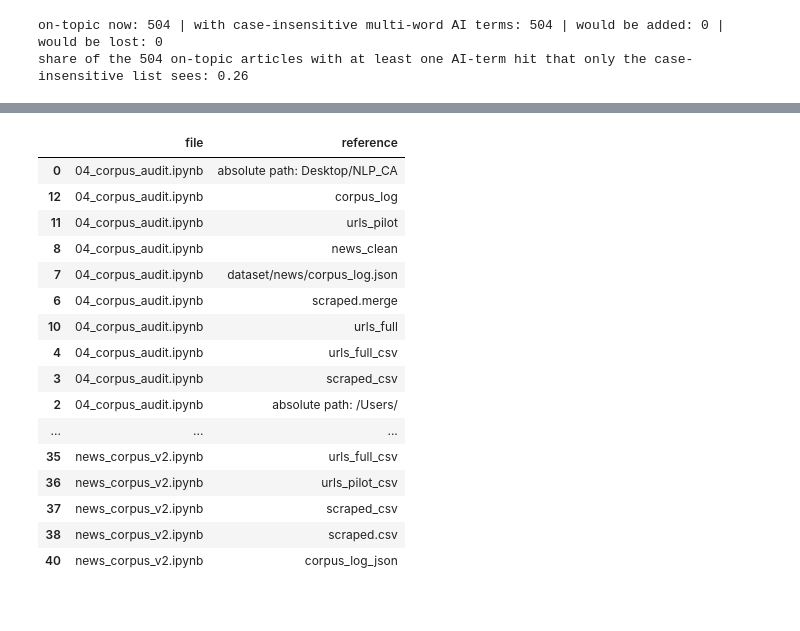
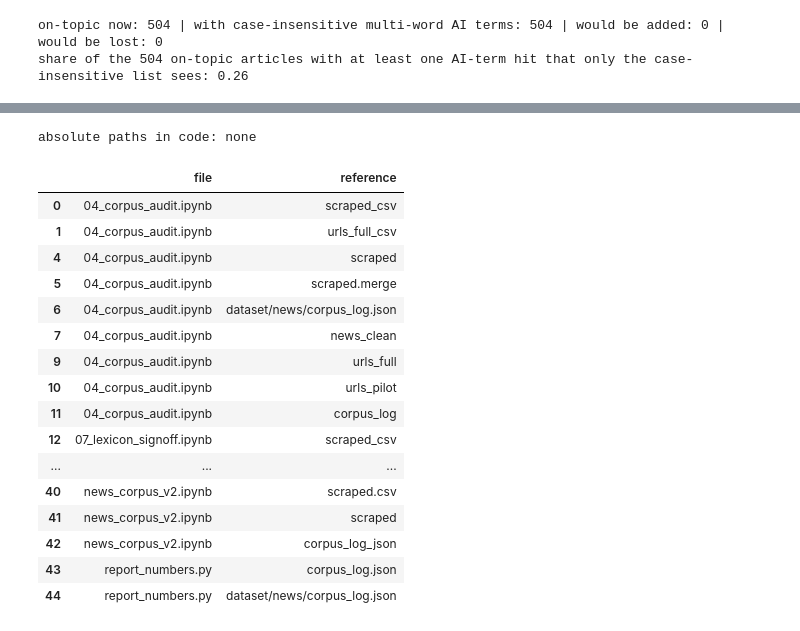
Before and after one commit to Annjnk/Text-Analytics-NLP-CA, a Jupyter notebook: 04_corpus_audit.ipynb, the cells around one changed output, grey strips where cells are left out. Cells and saved outputs as stored; diff of their text form; code cells hidden in the pictures.

```diff
--- a/04_corpus_audit.ipynb
+++ b/04_corpus_audit.ipynb
@@ -10,3 +10,12 @@ Checks on the frozen news corpus (`data/news_clean.csv`, 420 articles; see `data
+# %%
+# Guard: this notebook needs files that are not in the repository (publisher text; see README, "Getting the data").
+# It stops here, before anything is read or written, so the committed tables in dataset/analysis/ are never overwritten with partial results.
+import json
+from pathlib import Path
+_needed = [json.load(open("config.json"))[k] for k in ['news_corpus_csv', 'scraped_csv', 'urls_full_csv']]
+_missing = [p for p in _needed if not Path(p).exists()]
+if _missing:
+    raise SystemExit("Stopped before changing anything: " + ", ".join(_missing) + " not found. This notebook needs the news corpus, which is publisher text and is not part of the repository or the submission ZIP (README, 'Getting the data'). The tables in dataset/analysis/ are the committed results of the original run.")
 # %%
 import hashlib, json, re
 from pathlib import Path
@@ -282,16 +292,16 @@ def sha(p):
             h.update(chunk)
     return h.hexdigest()
 
-home = Path.home()
-copies = {"repo (code reads this one)": Path(CFG["parquet"]),
-          "Desktop/NLP_CA/data": home / "Desktop/NLP_CA/data/genai_gdelt_articles.parquet",
-          "Downloads/data": home / "Downloads/data/genai_gdelt_articles.parquet"}
-rows = [{"copy": k, "exists": p.exists(), "bytes": p.stat().st_size if p.exists() else None, "sha256": sha(p)[:16] if p.exists() else None} for k, p in copies.items()]
-cp = pd.DataFrame(rows); cp.to_csv(OUT / "dataset_copies_hashes.csv", index=False)
+man = json.load(open(CFG["corpus_manifest_json"]))
+recorded = {CFG["news_corpus_csv"]: man["sha256"], **man["related_files_sha256"]}
+rows = []
+for rel, rec in recorded.items():
+    p = Path(rel); ok = p.exists()
+    rows.append({"file": rel, "present": ok, "bytes": p.stat().st_size if ok else None, "matches_manifest": (sha(p) == rec) if ok else None})
+pq_ = Path(CFG["parquet"]); rows.append({"file": CFG["parquet"] + " (not in the manifest)", "present": pq_.exists(), "bytes": pq_.stat().st_size if pq_.exists() else None, "matches_manifest": None})
+cp = pd.DataFrame(rows); cp.to_csv(OUT / "corpus_files_vs_manifest.csv", index=False)
 display(cp)
-print("all identical:", cp["sha256"].nunique() == 1)
-
-old = {"Desktop/NLP_CA/data": home / "Desktop/NLP_CA/data", "Downloads/data": home / "Downloads/data"}
-for k, d in old.items():
-    print(k, "->", sorted(p.name for p in d.iterdir() if p.is_file() and p.name != "genai_gdelt_articles.parquet"))
+bad_ = cp[(cp["present"]) & (cp["matches_manifest"] == False)]
+print("files present:", int(cp["present"].sum()), "of", len(cp), "| present files that differ from the manifest:", bad_["file"].tolist() or "none")
+assert bad_.empty, "a file differs from the manifest hash"
 # %% [output]
@@ -305,29 +319,35 @@ Downloads/data -> ['corpus_log.json', 'news_clean.csv', 'scraped.csv', 'urls_ful
 # %%
-# Do any notebooks or scripts read the old locations or the old 45-article files?
+# Do any notebooks or scripts contain an absolute path, or read the old 45-article files?
 import glob
+ABS = ["/" + "Users/", "/" + "home/", "C:" + "\\", "Desk" + "top/", "Down" + "loads/"]          # built from parts so this cell does not match itself
 hits = []
 for f in sorted(glob.glob("*.ipynb") + glob.glob("*.py")):
     src = "".join("".join(c["source"]) for c in json.load(open(f))["cells"] if c["cell_type"] == "code") if f.endswith(".ipynb") else open(f).read()
-    for pat in ["Desktop/NLP_CA", "Downloads", "/Users/"]:
+    for pat in ABS:
         if pat in src: hits.append((f, "absolute path: " + pat))
     for m in re.finditer(r"[\w./-]*(?:news_clean|scraped|urls_full|urls_pilot|corpus_log)[\w./-]*", src):
         hits.append((f, m.group(0)))
-pd.DataFrame(hits, columns=["file", "reference"]).drop_duplicates().sort_values("file")
+refs = pd.DataFrame(hits, columns=["file", "reference"]).drop_duplicates().sort_values("file")
+abs_ = refs[refs["reference"].str.startswith("absolute path")]
+print("absolute paths in code:", abs_.to_dict("records") or "none")
+assert abs_.empty, "an absolute path is in the code"
+refs
 # %% [output]
+absolute paths in code: none
 |  | file | reference |
-| 0 | 04_corpus_audit.ipynb | absolute path: Desktop/NLP_CA |
-| 12 | 04_corpus_audit.ipynb | corpus_log |
-| 11 | 04_corpus_audit.ipynb | urls_pilot |
-| 8 | 04_corpus_audit.ipynb | news_clean |
-| 7 | 04_corpus_audit.ipynb | dataset/news/corpus_log.json |
-| 6 | 04_corpus_audit.ipynb | scraped.merge |
-| 10 | 04_corpus_audit.ipynb | urls_full |
-| 4 | 04_corpus_audit.ipynb | urls_full_csv |
-| 3 | 04_corpus_audit.ipynb | scraped_csv |
-| 2 | 04_corpus_audit.ipynb | absolute path: /Users/ |
+| 0 | 04_corpus_audit.ipynb | scraped_csv |
+| 1 | 04_corpus_audit.ipynb | urls_full_csv |
+| 4 | 04_corpus_audit.ipynb | scraped |
+| 5 | 04_corpus_audit.ipynb | scraped.merge |
+| 6 | 04_corpus_audit.ipynb | dataset/news/corpus_log.json |
+| 7 | 04_corpus_audit.ipynb | news_clean |
+| 9 | 04_corpus_audit.ipynb | urls_full |
+| 10 | 04_corpus_audit.ipynb | urls_pilot |
+| 11 | 04_corpus_audit.ipynb | corpus_log |
+| 12 | 07_lexicon_signoff.ipynb | scraped_csv |
 | ... | ... | ... |
-| 35 | news_corpus_v2.ipynb | urls_full_csv |
-| 36 | news_corpus_v2.ipynb | urls_pilot_csv |
-| 37 | news_corpus_v2.ipynb | scraped_csv |
-| 38 | news_corpus_v2.ipynb | scraped.csv |
-| 40 | news_corpus_v2.ipynb | corpus_log_json |
+| 40 | news_corpus_v2.ipynb | scraped.csv |
+| 41 | news_corpus_v2.ipynb | scraped |
+| 42 | news_corpus_v2.ipynb | corpus_log_json |
+| 43 | report_numbers.py | corpus_log.json |
+| 44 | report_numbers.py | dataset/news/corpus_log.json |
```
Also changed, not shown: parts of 3 cells of this notebook, 5 other files.
